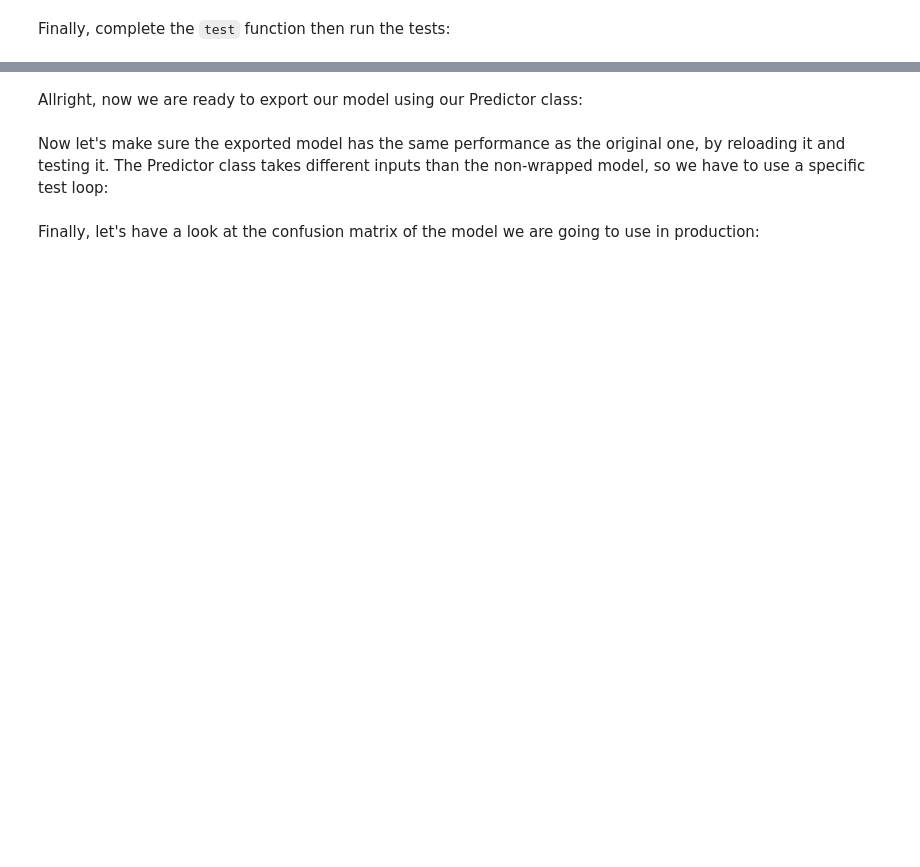
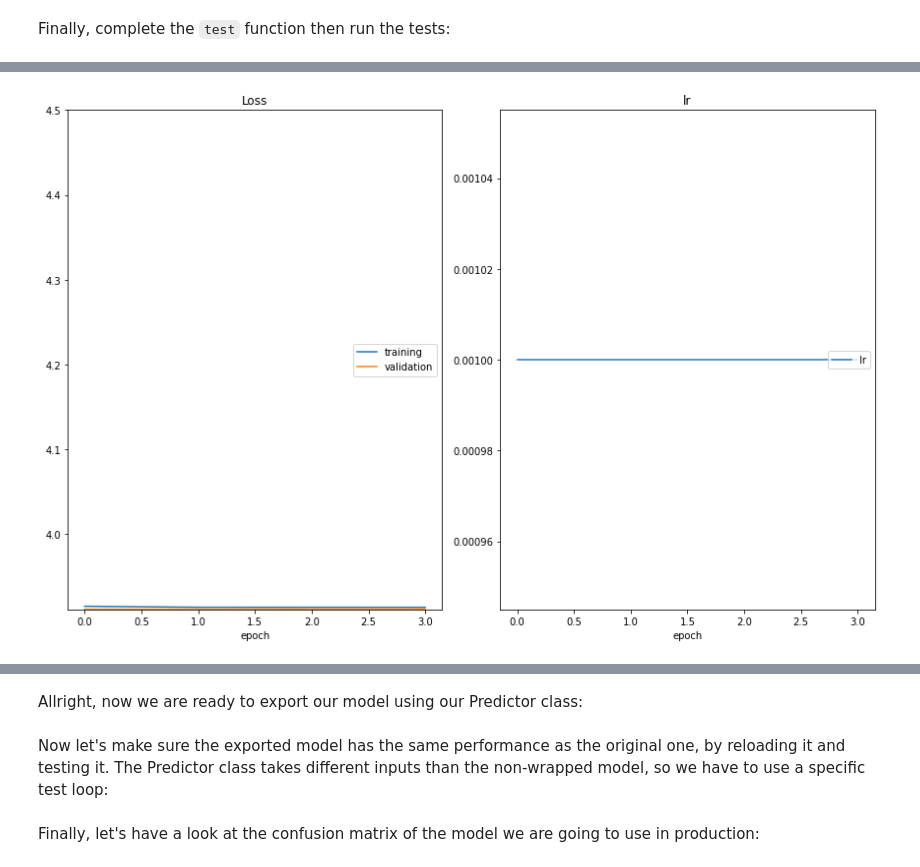
Before and after one commit to mrgiba/udacity-deeplearning, a Jupyter notebook: convolutional-neural-networks/project/cnn_from_scratch.ipynb, the cells around one changed output, grey strips where cells are left out. Cells and saved outputs as stored; diff of their text form; code cells hidden in the pictures; blank space fills up the shorter version.

```diff
--- a/convolutional-neural-networks/project/cnn_from_scratch.ipynb
+++ b/convolutional-neural-networks/project/cnn_from_scratch.ipynb
@@ -187,40 +393,45 @@ valid_size = 0.2       # fraction of the training data to reserve for validation
 num_epochs = 50        # number of epochs for training
 num_classes = 50       # number of classes. Do not change this
 dropout = 0.4          # dropout for our model
-learning_rate = 0.001  # Learning rate for SGD (or Adam)
+learning_rate = 0.01  # Learning rate for SGD (or Adam)
 opt = 'sgd'            # optimizer. 'sgd' or 'adam'
 weight_decay = 0.0     # regularization. Increase this to combat overfitting
 # %%
 from src.data import get_data_loaders
 from src.train import optimize
 from src.optimization import get_optimizer, get_loss
 from src.model import MyModel
+import torch
+
+torch.cuda.empty_cache()
 
 # get the data loaders using batch_size and valid_size defined in the previous
 # cell
 # HINT: do NOT copy/paste the values. Use the variables instead
-data_loaders = # YOUR CODE HERE
+data_loaders = get_data_loaders(batch_size=batch_size,  valid_size=valid_size) # YOUR CODE HERE
 
 # instance model MyModel with num_classes and drouput defined in the previous
 # cell
-model = # YOUR CODE HERE
+model = MyModel(num_classes, dropout) # YOUR CODE HERE
 
 # Get the optimizer using get_optimizer and the model you just created, the learning rate,
 # the optimizer and the weight decay specified in the previous cell
-optimizer = # YOUR CODE HERE
+optimizer = get_optimizer(model, optimizer=opt, learning_rate=learning_rate, weight_decay=weight_decay) # YOUR CODE HERE
 
 # Get the loss using get_loss
-loss = # YOUR CODE HERE
+loss = get_loss() # YOUR CODE HERE
 
 optimize(
     data_loaders,
     model,
     optimizer,
     loss,
     n_epochs=num_epochs,
     save_path="checkpoints/best_val_loss.pt",
     interactive_tracking=True
 )
+# %% [output]
+[figure, added]
 # %% [markdown]
 ---
 ## <img src="static_images/icons/noun-advance-2109145.png" alt=">" style="width:50px"/> Step 6: testing against the Test Set
```
Also changed, not shown: parts of 18 cells of this notebook, 7 other files.
